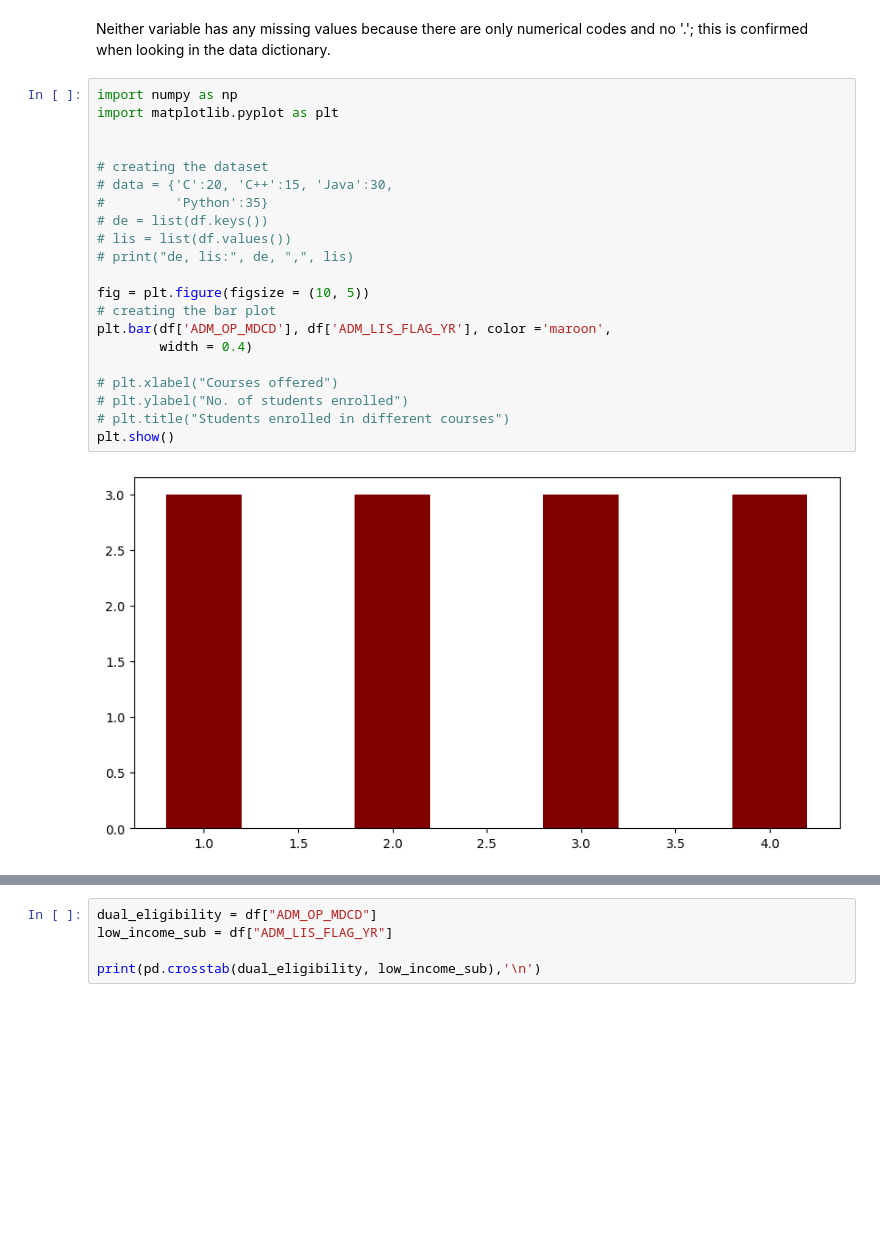
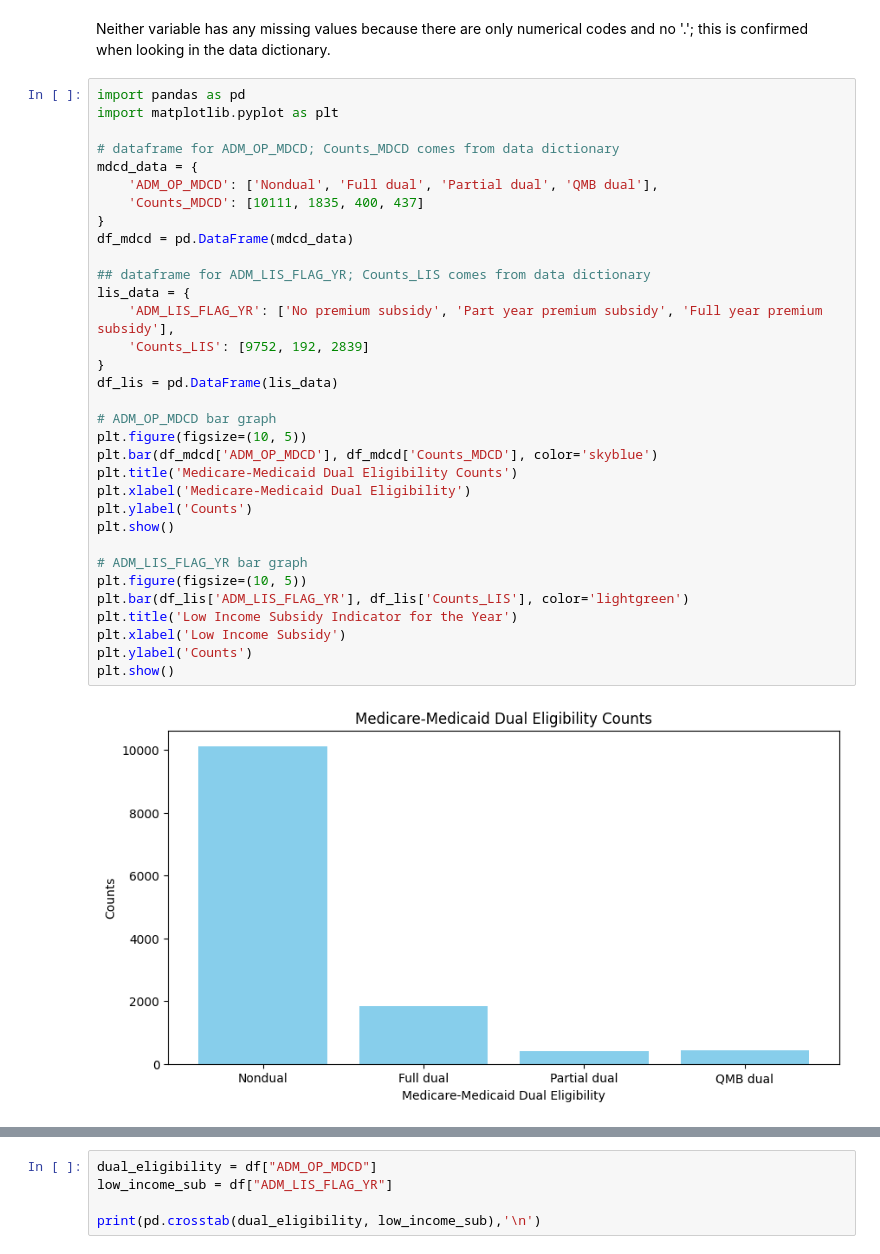
Before and after one commit to dsizzle67/ds3001-visualization, a Jupyter notebook: assignment/assignment.ipynb, the cells around one changed output, grey strips where cells are left out. Saved outputs shown, nothing was run; the diff lists cells and outputs as text; blank space fills up the shorter version.

```diff
--- a/assignment/assignment.ipynb
+++ b/assignment/assignment.ipynb
@@ -356,25 +356,37 @@ Total Missings:
 # %% [markdown]
 Neither variable has any missing values because there are only numerical codes and no '.'; this is confirmed when looking in the data dictionary.
 # %%
-import numpy as np
+import pandas as pd
 import matplotlib.pyplot as plt
 
+# dataframe for ADM_OP_MDCD; Counts_MDCD comes from data dictionary
+mdcd_data = {
+    'ADM_OP_MDCD': ['Nondual', 'Full dual', 'Partial dual', 'QMB dual'],
+    'Counts_MDCD': [10111, 1835, 400, 437]
+}
+df_mdcd = pd.DataFrame(mdcd_data)
 
-# creating the dataset
-# data = {'C':20, 'C++':15, 'Java':30,
-#         'Python':35}
-# de = list(df.keys())
-# lis = list(df.values())
-# print("de, lis:", de, ",", lis)
+## dataframe for ADM_LIS_FLAG_YR; Counts_LIS comes from data dictionary
+lis_data = {
+    'ADM_LIS_FLAG_YR': ['No premium subsidy', 'Part year premium subsidy', 'Full year premium subsidy'],
+    'Counts_LIS': [9752, 192, 2839]
+}
+df_lis = pd.DataFrame(lis_data)
 
-fig = plt.figure(figsize = (10, 5))
-# creating the bar plot
-plt.bar(df['ADM_OP_MDCD'], df['ADM_LIS_FLAG_YR'], color ='maroon',
-        width = 0.4)
+# ADM_OP_MDCD bar graph
+plt.figure(figsize=(10, 5))
+plt.bar(df_mdcd['ADM_OP_MDCD'], df_mdcd['Counts_MDCD'], color='skyblue')
+plt.title('Medicare-Medicaid Dual Eligibility Counts')
+plt.xlabel('Medicare-Medicaid Dual Eligibility')
+plt.ylabel('Counts')
+plt.show()
 
-# plt.xlabel("Courses offered")
-# plt.ylabel("No. of students enrolled")
-# plt.title("Students enrolled in different courses")
+# ADM_LIS_FLAG_YR bar graph
+plt.figure(figsize=(10, 5))
+plt.bar(df_lis['ADM_LIS_FLAG_YR'], df_lis['Counts_LIS'], color='lightgreen')
+plt.title('Low Income Subsidy Indicator for the Year')
+plt.xlabel('Low Income Subsidy')
+plt.ylabel('Counts')
 plt.show()
 # %% [output]
-[figure, old version]
+[figure, new version]
```
Also changed, not shown: parts of 5 cells of this notebook.
